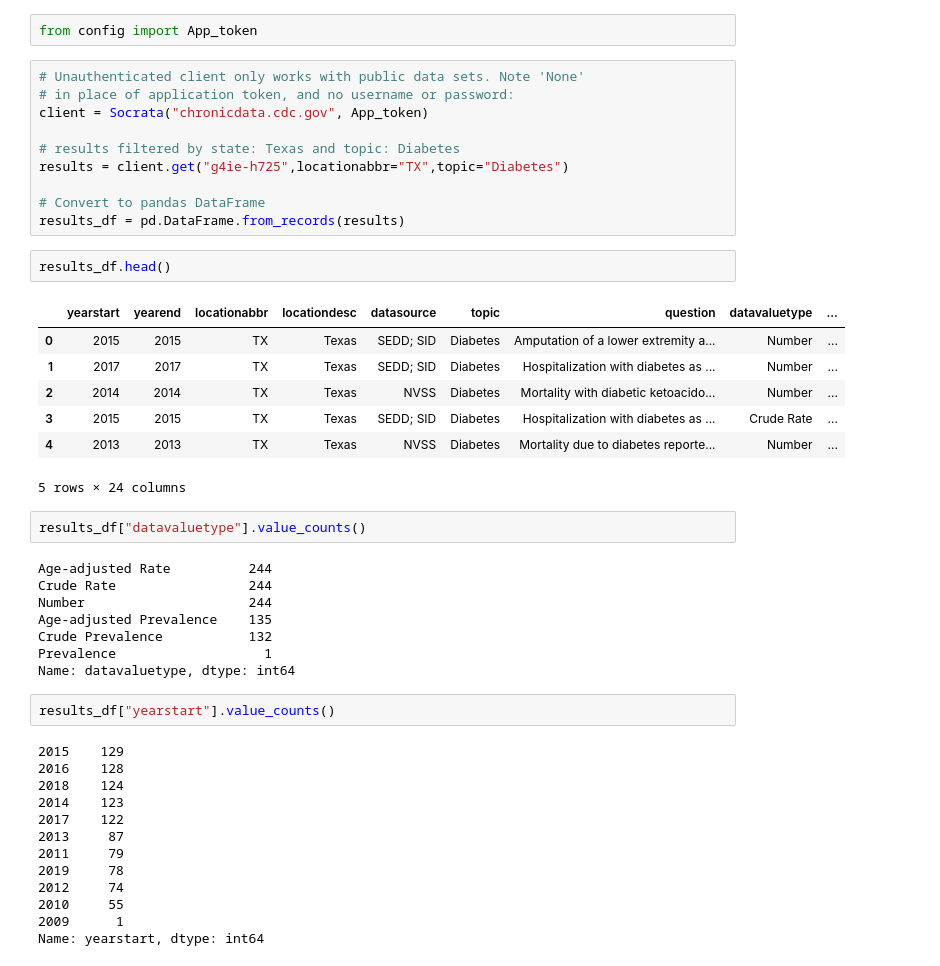
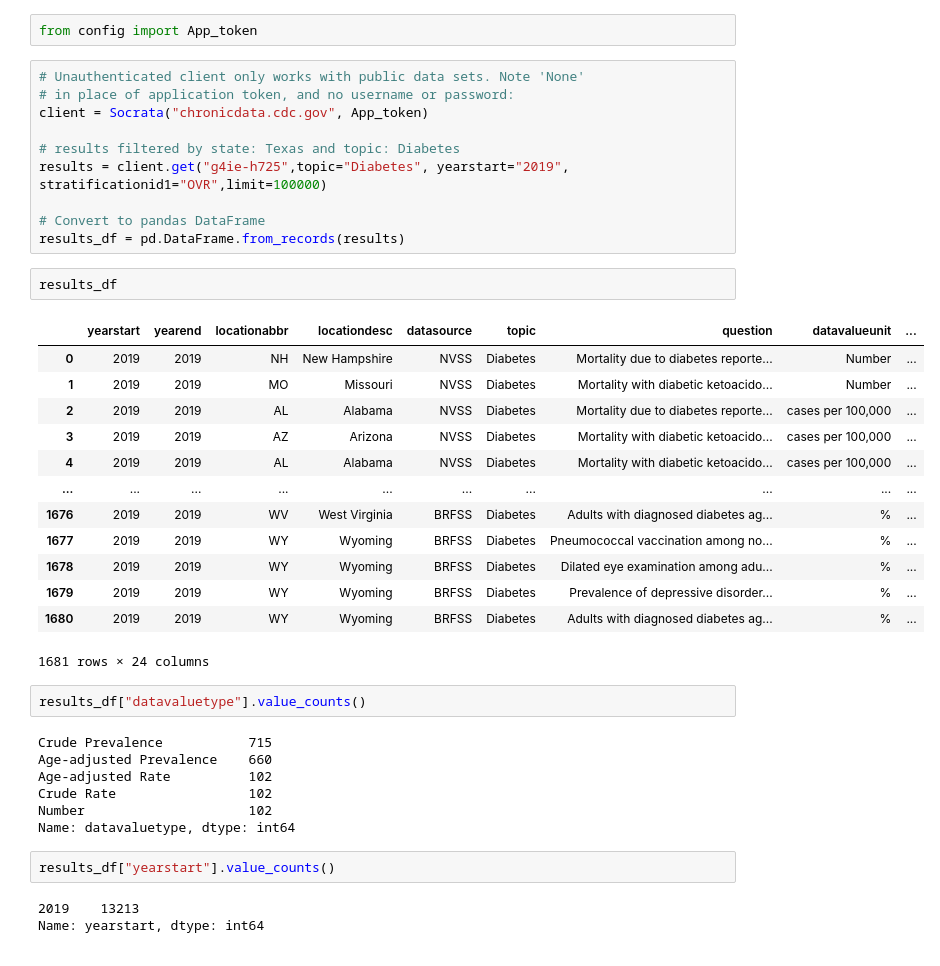
Before and after one commit to MarDuo2022/Diabetes_visualisations, a Jupyter notebook: code/US_CDI.ipynb, the cells around one changed output. Drawn from its saved outputs; the diff is of its cells as text.

```diff
--- a/code/US_CDI.ipynb
+++ b/code/US_CDI.ipynb
@@ -17,44 +17,39 @@ from config import App_token
 client = Socrata("chronicdata.cdc.gov", App_token)
 
 # results filtered by state: Texas and topic: Diabetes
-results = client.get("g4ie-h725",locationabbr="TX",topic="Diabetes")
+results = client.get("g4ie-h725",topic="Diabetes", yearstart="2019", stratificationid1="OVR",limit=100000)
 
 # Convert to pandas DataFrame
 results_df = pd.DataFrame.from_records(results)
 # %%
-results_df.head()
+results_df
 # %% [output]
-|  | yearstart | yearend | locationabbr | locationdesc | datasource | topic | question | datavaluetype | ... |
-| 0 | 2015 | 2015 | TX | Texas | SEDD; SID | Diabetes | Amputation of a lower extremity a... | Number | ... |
-| 1 | 2017 | 2017 | TX | Texas | SEDD; SID | Diabetes | Hospitalization with diabetes as ... | Number | ... |
-| 2 | 2014 | 2014 | TX | Texas | NVSS | Diabetes | Mortality with diabetic ketoacido... | Number | ... |
-| 3 | 2015 | 2015 | TX | Texas | SEDD; SID | Diabetes | Hospitalization with diabetes as ... | Crude Rate | ... |
-| 4 | 2013 | 2013 | TX | Texas | NVSS | Diabetes | Mortality due to diabetes reporte... | Number | ... |
+|  | yearstart | yearend | locationabbr | locationdesc | datasource | topic | question | datavalueunit | ... |
+| 0 | 2019 | 2019 | NH | New Hampshire | NVSS | Diabetes | Mortality due to diabetes reporte... | Number | ... |
+| 1 | 2019 | 2019 | MO | Missouri | NVSS | Diabetes | Mortality with diabetic ketoacido... | Number | ... |
+| 2 | 2019 | 2019 | AL | Alabama | NVSS | Diabetes | Mortality due to diabetes reporte... | cases per 100,000 | ... |
+| 3 | 2019 | 2019 | AZ | Arizona | NVSS | Diabetes | Mortality with diabetic ketoacido... | cases per 100,000 | ... |
+| 4 | 2019 | 2019 | AL | Alabama | NVSS | Diabetes | Mortality with diabetic ketoacido... | cases per 100,000 | ... |
+| ... | ... | ... | ... | ... | ... | ... | ... | ... | ... |
+| 1676 | 2019 | 2019 | WV | West Virginia | BRFSS | Diabetes | Adults with diagnosed diabetes ag... | % | ... |
+| 1677 | 2019 | 2019 | WY | Wyoming | BRFSS | Diabetes | Pneumococcal vaccination among no... | % | ... |
+| 1678 | 2019 | 2019 | WY | Wyoming | BRFSS | Diabetes | Dilated eye examination among adu... | % | ... |
+| 1679 | 2019 | 2019 | WY | Wyoming | BRFSS | Diabetes | Prevalence of depressive disorder... | % | ... |
+| 1680 | 2019 | 2019 | WY | Wyoming | BRFSS | Diabetes | Adults with diagnosed diabetes ag... | % | ... |
-5 rows × 24 columns
+1681 rows × 24 columns
 # %%
 results_df["datavaluetype"].value_counts()
 # %% [output]
-Age-adjusted Rate          244
-Crude Rate                 244
-Number                     244
-Age-adjusted Prevalence    135
-Crude Prevalence           132
-Prevalence                   1
+Crude Prevalence           715
+Age-adjusted Prevalence    660
+Age-adjusted Rate          102
+Crude Rate                 102
+Number                     102
 Name: datavaluetype, dtype: int64
 # %%
 results_df["yearstart"].value_counts()
 # %% [output]
-2015    129
-2016    128
-2018    124
-2014    123
-2017    122
-2013     87
-2011     79
-2019     78
-2012     74
-2010     55
-2009      1
+2019    13213
 Name: yearstart, dtype: int64
 # %%
 results_df["question"].value_counts()
```
Also changed, not shown: parts of 9 cells of this notebook, 1 other file.
